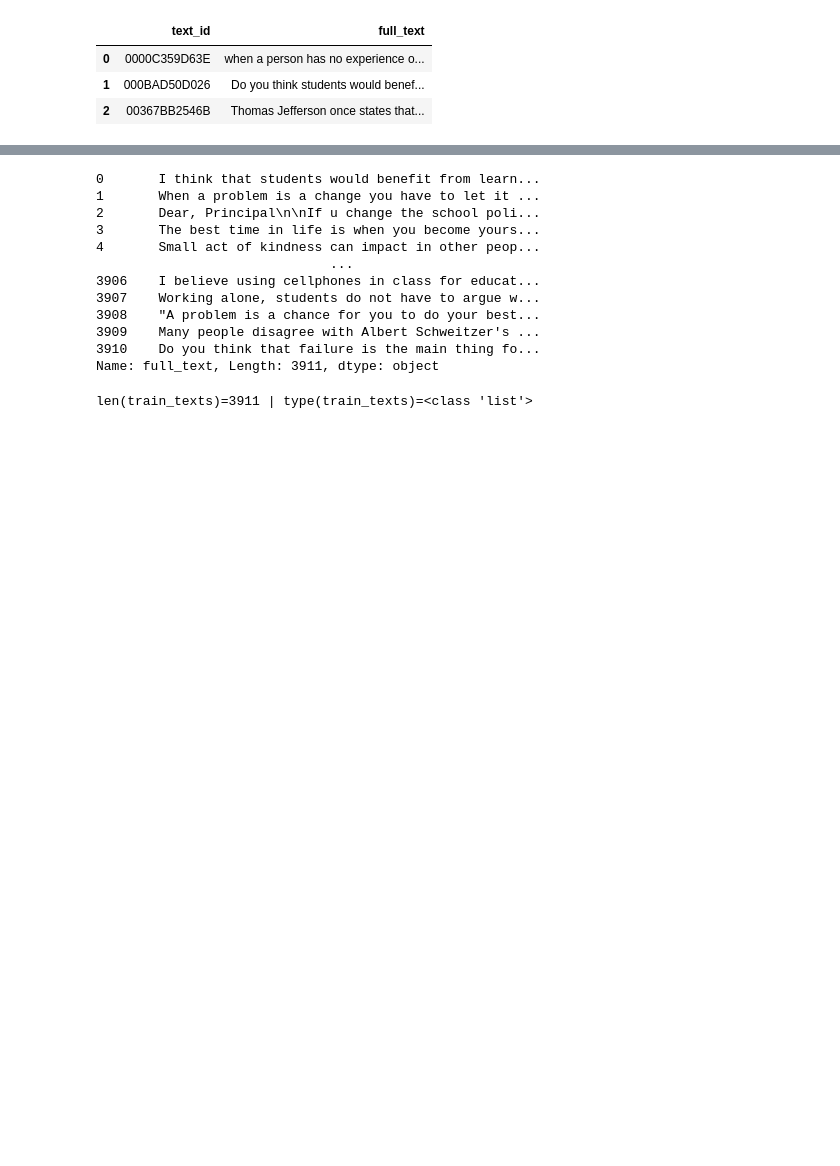
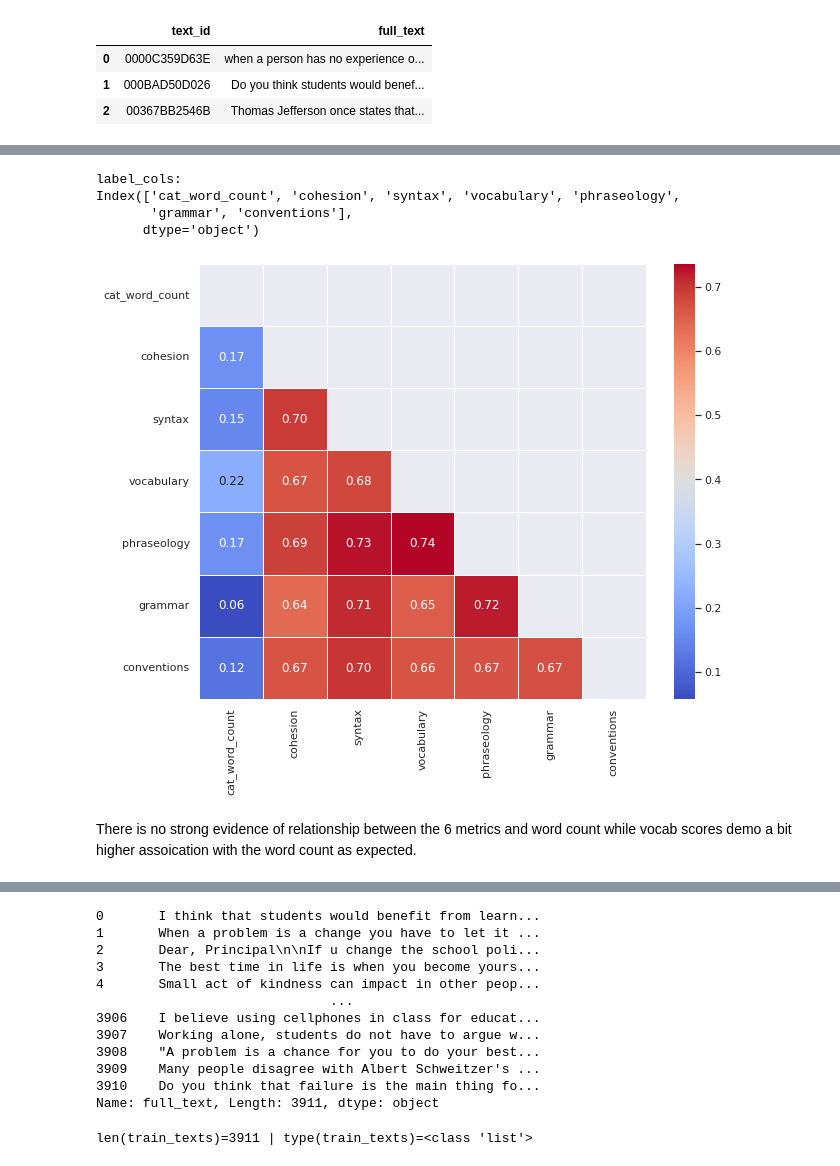
Before and after one commit to heesukjang/W266_NLP_With_DeepLearning, a Jupyter notebook: Final_Project/EDA_with_Baseline_SimpleBERT_Automated_Essay_Evaluation_v2_NatalieOH.ipynb, the cells around one changed output, grey strips where cells are left out. Saved outputs shown, nothing was run; the diff lists cells and outputs as text; code cells hidden in the pictures; blank space fills up the shorter version.

```diff
--- a/Final_Project/EDA_with_Baseline_SimpleBERT_Automated_Essay_Evaluation_v2_NatalieOH.ipynb
+++ b/Final_Project/EDA_with_Baseline_SimpleBERT_Automated_Essay_Evaluation_v2_NatalieOH.ipynb
@@ -345,3 +367,28 @@ Index(['text_id', 'full_text', 'cohesion', 'syntax', 'vocabulary',
+# %%
+label_cols = corr_df.columns[2:]
+print(f'label_cols:\n{label_cols}')
+corr = train_df[label_cols].corr()
+
+# Generate a mask for the upper triangle
+mask = np.triu(np.ones_like(corr, dtype = bool))
+
+sns.set(rc = {"figure.figsize": (10, 8)})
+
+sns.heatmap(corr,
+            annot = True,
+            cmap = "coolwarm",
+            mask = mask,
+            linewidth=0.5,
+            fmt  = ".2f")
+plt.show()
+# %% [output]
+label_cols:
+Index(['cat_word_count', 'cohesion', 'syntax', 'vocabulary', 'phraseology',
+       'grammar', 'conventions'],
+      dtype='object')
+[figure, added]
+# %% [markdown]
+There is no strong evidence of relationship between the 6 metrics and word count while vocab scores demo a bit higher assoication with the word count as expected.
 # %%
 print('Unique Values in Each Metric:\n==================================================')
 for col in cols:
```
Also changed, not shown: parts of 36 cells of this notebook.
